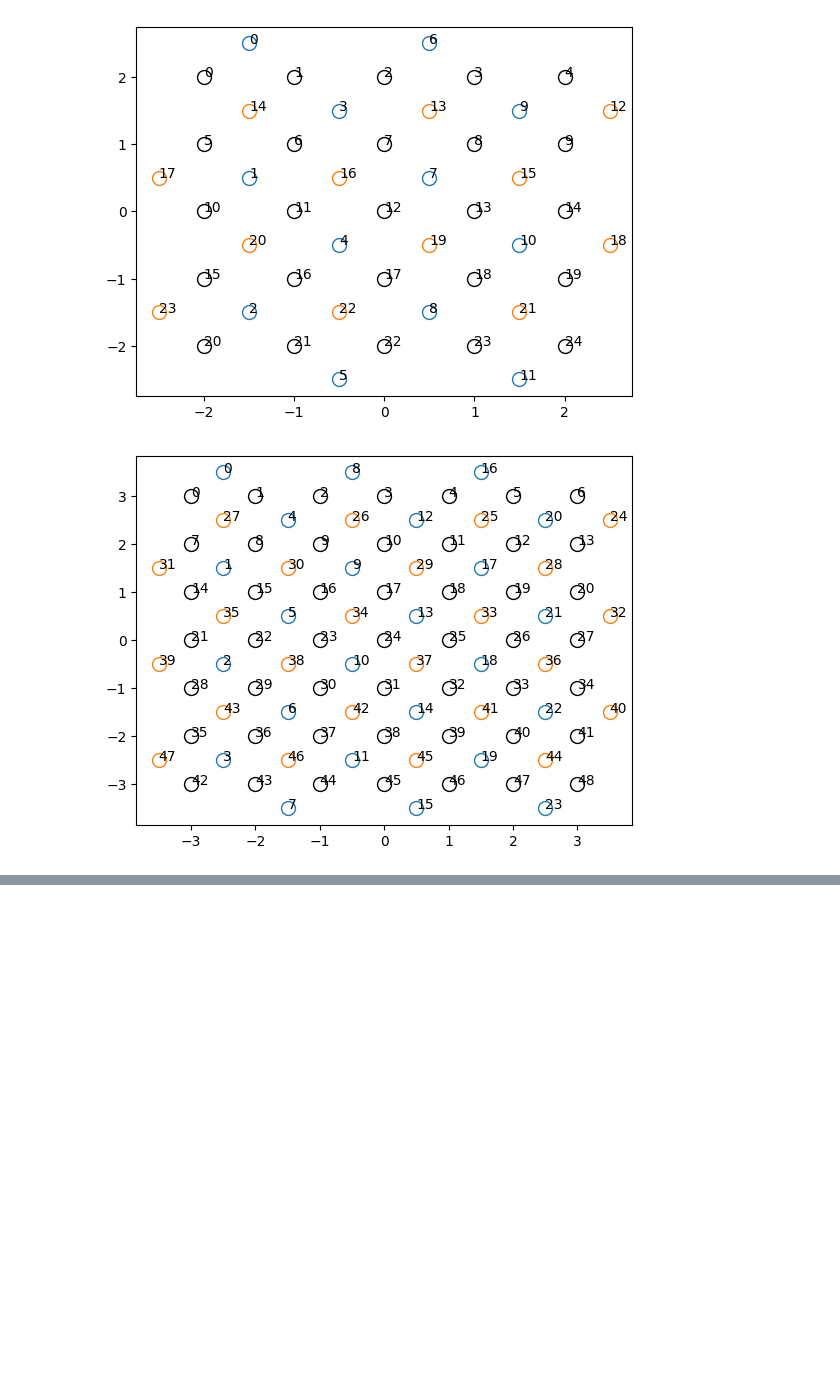
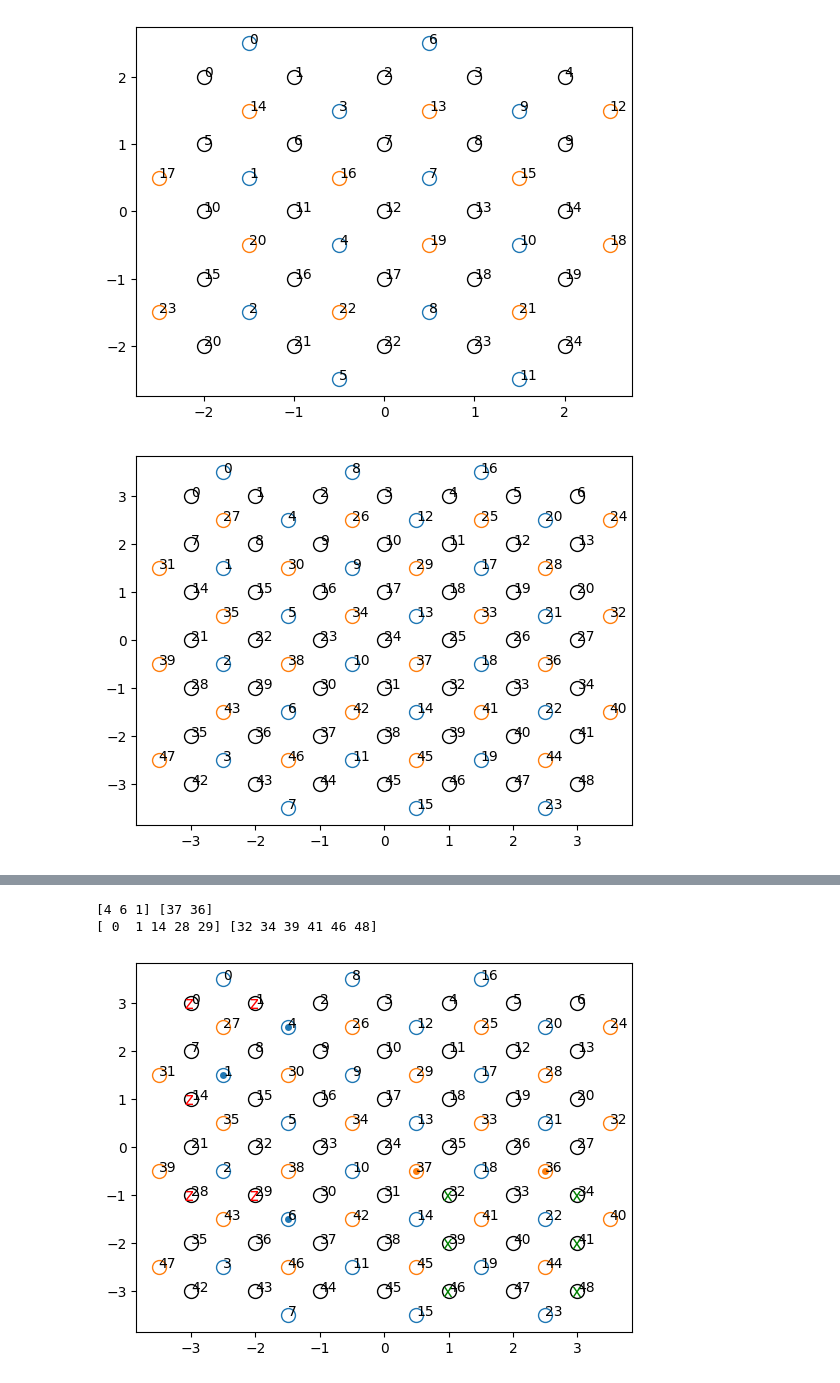
Before and after one commit to hassan-shap/MLqec, a Jupyter notebook: sc_simple_decoder.ipynb, the cells around one changed output, grey strips where cells are left out. Cells and saved outputs as stored; diff of their text form; code cells hidden in the pictures; blank space fills up the shorter version.

Commit message:
simple decoder

```diff
--- a/sc_simple_decoder.ipynb
+++ b/sc_simple_decoder.ipynb
@@ -109,9 +110,9 @@ def idx_to_coord(d):
 def plotter(idx_list, color, marker="o"):
     for idx in (idx_list):
         # print(idx, idx_list[f"{idx}"])
-        x, y = idx_list[f"{idx}"]
+        x, y = idx_list[idx]
         plt.plot(x,y,marker= marker,markersize=10,markerfacecolor="None",markeredgecolor=color)
-        plt.text(x,y,f"{idx}")
+        plt.text(x,y,idx)
 # %%
 d = 7
 q_list, sx_list, sz_list = idx_to_coord(d)
@@ -255,0 +228,61 @@ for s in syndrome_z:
+# %%
+d = 7
+c_list = np.arange((d+1)//2)
+q_func = lambda t,r,c,i: int(((d-1)/2+r*(i+1)+1)*(t*d+(1-t)) -1 + 2*c*(d*(1-t)-t))
+a_func = lambda t,r,c,i: int((d**2-1)/4*(1+2*t) + ((r-1)/2+r*i)*(d+1)/2 +c )
+
+x_stab_to_c = np.zeros((d**2-1)//2,dtype=int)
+t = 0
+for r in [-1,1]:
+    for c in c_list:
+        for i in range((d-1)//2 ):
+            x_stab_to_c[a_func(t,r,c,i)] = c
+
+z_stab_to_c = np.zeros((d**2-1)//2,dtype=int)
+t = 1
+for r in [-1,1]:
+    for c in c_list:
+        for i in range((d-1)//2 ):
+            z_stab_to_c[a_func(t,r,c,i)-(d**2-1)//2] = c
+
+q_list, sx_list, sz_list = idx_to_coord(d)
+plotter(q_list,color="k")
+plotter(sx_list,color="C0")
+plotter(sz_list,color="C1")
+
+
+# syndrome_x_orig = (Sx@error_z_orig) % 2
+# synd_x_inds = np.argwhere(syndrome_x_orig > 0)
+
+syndrome = np.array([4,6,1,37,36])
+syndrome_x = syndrome[np.argwhere(syndrome< (d**2-1)//2)[:,0]]
+syndrome_z = syndrome[np.argwhere(syndrome>= (d**2-1)//2)[:,0]]
+print(syndrome_x,syndrome_z)
+for s in syndrome_x:
+    x,y = sx_list[f"{s}"]
+    plt.plot(x,y,"o",markerfacecolor="C0",markeredgecolor="None",markersize=5)
+
+for s in syndrome_z:
+    x,y = sz_list[f"{s}"]
+    plt.plot(x,y,"o",markerfacecolor="C1",markeredgecolor="None",markersize=5)
+
+recovery_x, recovery_z = decoder(d, syndrome)
+print(recovery_x, recovery_z)
+for qubit in recovery_x:
+    x,y = q_list[f"{qubit}"]
+    plt.text(x-0.1,y-0.1,"z",fontsize=12, color="red")
+
+for qubit in recovery_z:
+    x,y = q_list[f"{qubit}"]
+    plt.text(x-0.1,y-0.1,"x",fontsize=12, color="green")
+
+# err_rec = np.zeros(2*d**2)
+# err_rec
+# for q in recovery_x:
+#     err_rec[q] +=
+# # error_rec = (rec2 + error_z )%2
+# s_h = np.dot( error_rec , logical_h[remain_qubits].T) %2
+# %% [output]
+[4 6 1] [37 36]
+[ 0  1 14 28 29] [32 34 39 41 46 48]
+[figure, added]
```
Also changed, not shown: parts of 9 cells of this notebook.
